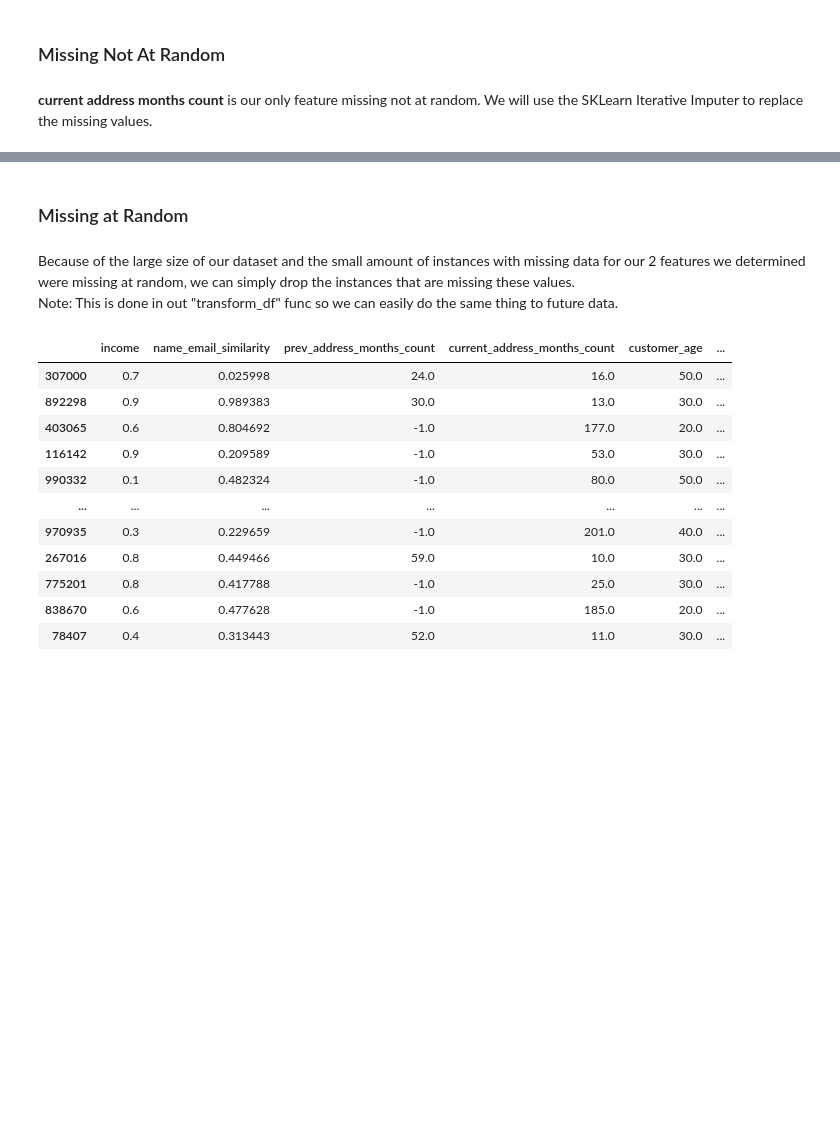
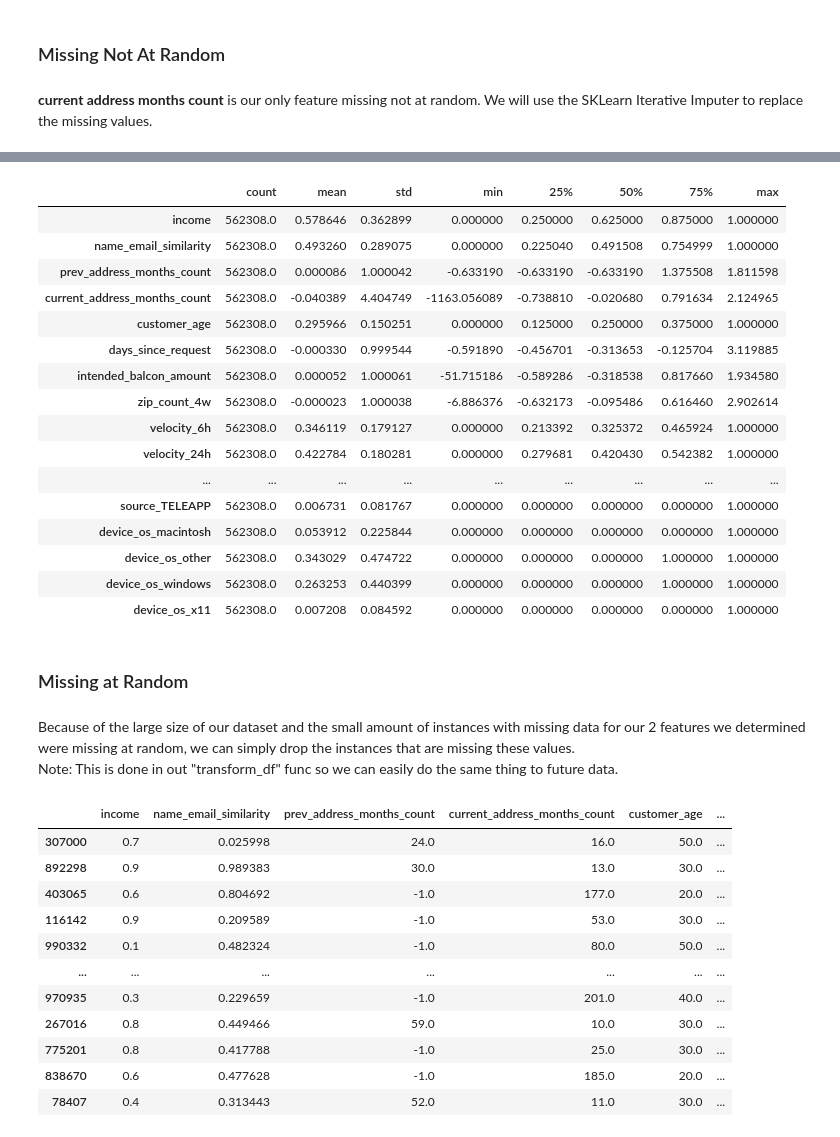
Before and after one commit to steimel60/Steimel_OUDSA5900, a Jupyter notebook: main.ipynb, the cells around one changed output, grey strips where cells are left out. Drawn from its saved outputs; the diff is of its cells as text; code cells hidden in the pictures; blank space fills up the shorter version.

```diff
--- a/main.ipynb
+++ b/main.ipynb
@@ -305,15 +308,15 @@ from sklearn.impute import IterativeImputer
 import importlib
 from sklearn import set_config
 # %%
-# Make imputer
-importlib.reload(funcs)
-imputer  = IterativeImputer(random_state=42)
-num_cols = df.select_dtypes(include=np.number).columns.tolist()
-num_cols.remove("fraud_bool")
-num_cols.remove("device_fraud_count")
-imputer.fit(df.loc[:,num_cols])
+# Create training, validation, and test sets
+X_train, X_test, y_train, y_test = train_test_split(df_master.loc[:, df_master.columns != "fraud_bool"], df_master["fraud_bool"]) # Separate test set
+X_train, X_valid, y_train, y_valid = train_test_split(X_train, y_train) # Create training and validation sets from remaining data
 
-# Scale Data
+# Make a copy with target column for grouping in charts
+df = X_train.copy()
+df["fraud_bool"] = y_train.copy()
+
+# Define our cols by type
 one_hot_cols = [
         "payment_type", "employment_status", "housing_status",
         "source", "device_os"
@@ -330,10 +333,23 @@ std_cols = [
 minmax_cols = [
     "income", "name_email_similarity", "velocity_4w", "customer_age", "month"
 ]
+
+# Fit OHE on training data
+ohe = OneHotEncoder(handle_unknown='ignore', drop='first', sparse_output=False)
+ohe.fit(np.array(X_train[one_hot_cols]))
+
+# Fit imputer on training data
+imputer  = IterativeImputer(random_state=42)
+num_cols = skewed_cols + std_cols + minmax_cols
+X_train.loc[X_train["current_address_months_count"]==-1,"current_address_months_count"] = np.nan #Only column we want imputed
+imputer.fit(X_train.loc[:,num_cols])
+
+# Fit scalers to training data
+
 log_cols = ["session_length_in_minutes"]
-df[log_cols] = np.log(df[log_cols] + 2)
-mm_scaler = MinMaxScaler().fit(df[minmax_cols + std_cols])
-pw_tranformer = PowerTransformer().fit(df[skewed_cols])
+X_train[log_cols] = np.log(X_train[log_cols] + 2)
+mm_scaler = MinMaxScaler().fit(X_train[minmax_cols + std_cols])
+pw_tranformer = PowerTransformer().fit(X_train[skewed_cols])
 #std_scaler = StandardScaler().fit(df[std_cols]) # IF UNCOMMENT THE UN COMMENT IN FUNCS ALSO
 
 #col_transformer = ColumnTransformer(
@@ -347,13 +363,25 @@ pw_tranformer = PowerTransformer().fit(df[skewed_cols])
 #    remainder='drop'
 #  )
 #col_transformer.fit_transform(df_master).size
-df_transformed = funcs.transform_df(
-    df,
-    imputer_fitted = imputer,
-    std_scaler = std_scaler,
-    power_transformer = pw_tranformer,
-    min_max_scaler = mm_scaler,
-    do_log_transform = False # Done before fitting scalers
-    )
-df_transformed.describe().T
+
+#Transform all data sets
+importlib.reload(funcs)
+df_list = [X_train, X_valid, X_test]
+target_list = [y_train, y_valid, y_test]
+df_list_transformed = list()
+for i, df in enumerate(df_list):
+    y = target_list[i]
+    df["target"] = y
+    df_transformed = funcs.transform_df(
+        df,
+        imputer_fitted = imputer,
+        ohe = ohe,
+        #std_scaler = std_scaler,
+        std_scaler = None,
+        power_transformer = pw_tranformer,
+        min_max_scaler = mm_scaler,
+        do_log_transform = (i != 0) # X_train done before fitting scalers
+        )
+    df_list_transformed.append(df_transformed)
+df_list_transformed[0].describe().T
 # %% [output]
@@ -361,3 +388,20 @@ ValueError: Columns must be same length as key
+|  | count | mean | std | min | 25% | 50% | 75% | max |
+| income | 562308.0 | 0.578646 | 0.362899 | 0.000000 | 0.250000 | 0.625000 | 0.875000 | 1.000000 |
+| name_email_similarity | 562308.0 | 0.493260 | 0.289075 | 0.000000 | 0.225040 | 0.491508 | 0.754999 | 1.000000 |
+| prev_address_months_count | 562308.0 | 0.000086 | 1.000042 | -0.633190 | -0.633190 | -0.633190 | 1.375508 | 1.811598 |
+| current_address_months_count | 562308.0 | -0.040389 | 4.404749 | -1163.056089 | -0.738810 | -0.020680 | 0.791634 | 2.124965 |
+| customer_age | 562308.0 | 0.295966 | 0.150251 | 0.000000 | 0.125000 | 0.250000 | 0.375000 | 1.000000 |
+| days_since_request | 562308.0 | -0.000330 | 0.999544 | -0.591890 | -0.456701 | -0.313653 | -0.125704 | 3.119885 |
+| intended_balcon_amount | 562308.0 | 0.000052 | 1.000061 | -51.715186 | -0.589286 | -0.318538 | 0.817660 | 1.934580 |
+| zip_count_4w | 562308.0 | -0.000023 | 1.000038 | -6.886376 | -0.632173 | -0.095486 | 0.616460 | 2.902614 |
+| velocity_6h | 562308.0 | 0.346119 | 0.179127 | 0.000000 | 0.213392 | 0.325372 | 0.465924 | 1.000000 |
+| velocity_24h | 562308.0 | 0.422784 | 0.180281 | 0.000000 | 0.279681 | 0.420430 | 0.542382 | 1.000000 |
+| ... | ... | ... | ... | ... | ... | ... | ... | ... |
+| source_TELEAPP | 562308.0 | 0.006731 | 0.081767 | 0.000000 | 0.000000 | 0.000000 | 0.000000 | 1.000000 |
+| device_os_macintosh | 562308.0 | 0.053912 | 0.225844 | 0.000000 | 0.000000 | 0.000000 | 0.000000 | 1.000000 |
+| device_os_other | 562308.0 | 0.343029 | 0.474722 | 0.000000 | 0.000000 | 0.000000 | 1.000000 | 1.000000 |
+| device_os_windows | 562308.0 | 0.263253 | 0.440399 | 0.000000 | 0.000000 | 0.000000 | 1.000000 | 1.000000 |
+| device_os_x11 | 562308.0 | 0.007208 | 0.084592 | 0.000000 | 0.000000 | 0.000000 | 0.000000 | 1.000000 |
 # %% [markdown]
 ### Missing at Random
 # %% [markdown]
```
Also changed, not shown: parts of 20 cells of this notebook, 1 other file.
